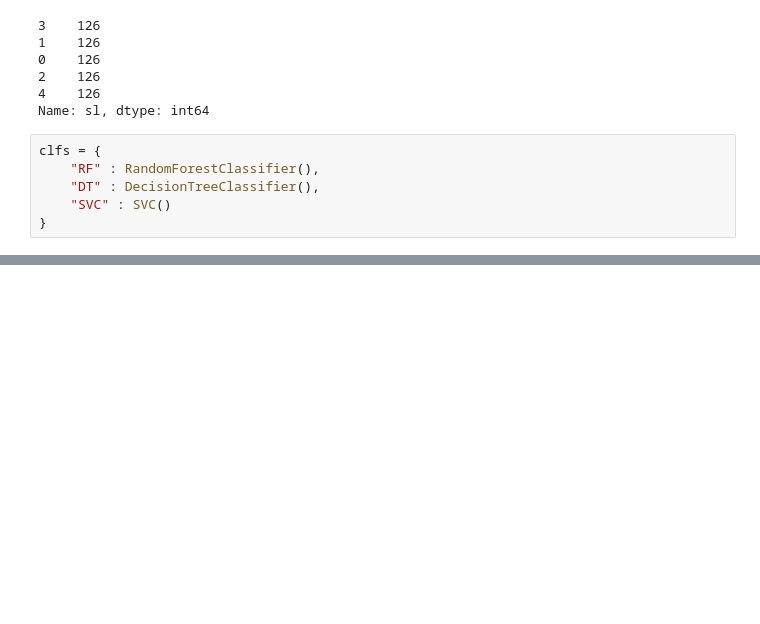
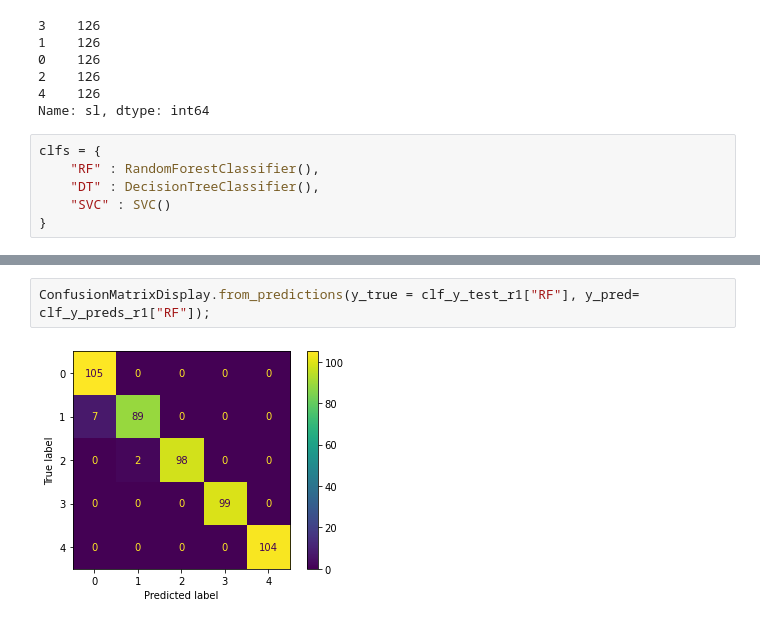
Before and after one commit to sunil3092/DBSEdu, a Jupyter notebook: Machine Learning and Pattern Recognisation/CA/CA_2 - 60per/Question 1/question1.ipynb, the cells around one changed output, grey strips where cells are left out. Saved outputs shown, nothing was run; the diff lists cells and outputs as text; blank space fills up the shorter version.

```diff
--- a/Machine Learning and Pattern Recognisation/CA/CA_2 - 60per/Question 1/question1.ipynb
+++ b/Machine Learning and Pattern Recognisation/CA/CA_2 - 60per/Question 1/question1.ipynb
@@ -96,0 +111,4 @@ pd.DataFrame([clf_score])
+# %%
+ConfusionMatrixDisplay.from_predictions(y_true = clf_y_test_r1["RF"], y_pred= clf_y_preds_r1["RF"]);
+# %% [output]
+[figure, added]
```
Also changed, not shown: parts of 14 cells of this notebook.
